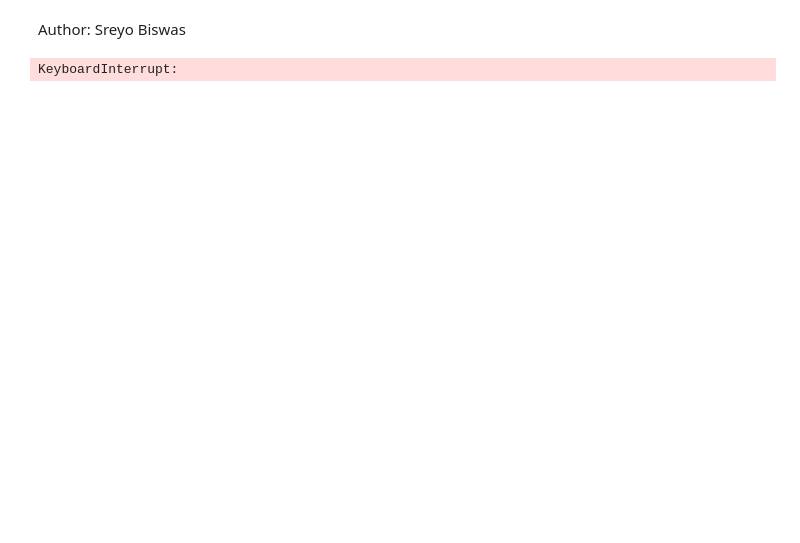
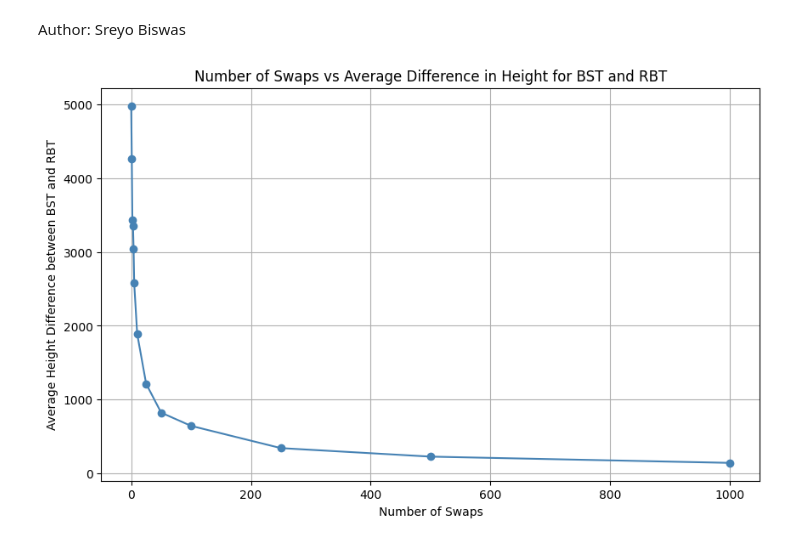
Before and after one commit to Yashasvi-Seth/2XC3-Lab-3, a Jupyter notebook: e2.ipynb, the cells around one changed output. Saved outputs shown, nothing was run; the diff lists cells and outputs as text; code cells hidden in the pictures; blank space fills up the shorter version.

```diff
--- a/e2.ipynb
+++ b/e2.ipynb
@@ -7,9 +7,9 @@ import matplotlib.pyplot as plt
 from rbt import RBTree
 from bst import BST
 
-numOfTrials = 75
-length = 10000
-swapCounts = [0, 1, 2, 3, 4, 5, 10, 25, 50, 100, 250, 500, 1000, 2500, 5000, 10000]
+numOfTrials = 50
+length = 5000
+swapCounts = [0, 1, 2, 3, 4, 5, 10, 25, 50, 100, 250, 500, 1000, 2500, 5000]
 # %%
 #function to apply random swaps to a list
 def applySwaps(lst, numSwaps):
@@ -29,32 +29,31 @@ def buildTrees(nums):
 
 #main run function
 def run():
     avgHeightDiffs = []
     #for every swap, we will run 100 trials and calculate the average height difference between the BST and RBT
     for swaps in swapCounts:
         diffs = []
         #for every trial, create a list of numbers from 1 to 10000, apply swaps on them, and then build a BST and RBT with those numbers and calculate the height difference between them
         for i in range(numOfTrials):
             nums = list(range(1, length + 1))
             applySwaps(nums, swaps)
 
             bst, rbt = buildTrees(nums)
             diffs.append(bst.get_height() - rbt.get_height())
 
         #calculate the average height difference for this number of swaps and add it to the list of average height differences
         avgHeightDiff = sum(diffs) / numOfTrials
         avgHeightDiffs.append(avgHeightDiff)
     #plot the number of swaps vs the average difference in height between the BST and RBT
     plt.figure(figsize=(10, 6))
     plt.plot(swapCounts, avgHeightDiffs, marker='o', color='steelblue')
 
     plt.xlabel("Number of Swaps")
     plt.ylabel("Average Height Difference between BST and RBT")
     plt.title("Number of Swaps vs Average Difference in Height for BST and RBT")
-    plt.xscale("log")
     plt.grid(True)
     plt.show()
 
 run()
 # %% [output]
-KeyboardInterrupt:
+[figure, added]
```
